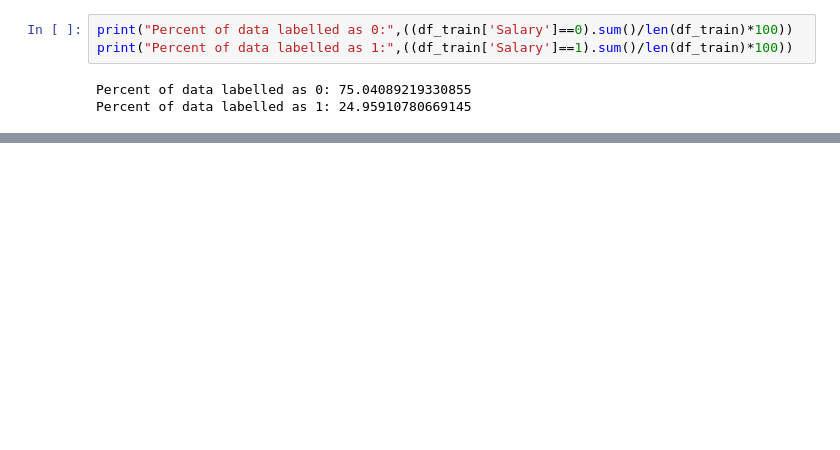
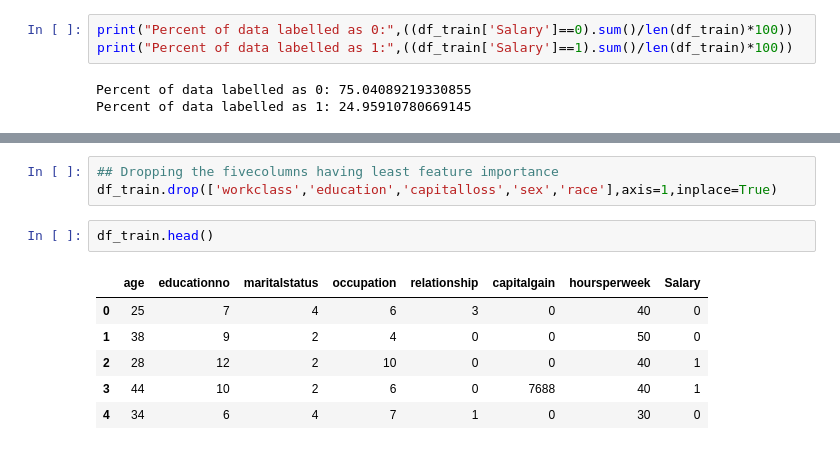
Before and after one commit to aryanra419/Python-class-notes, a Jupyter notebook: Naive_Byes.ipynb, the cells around one changed output, grey strips where cells are left out. Drawn from its saved outputs; the diff is of its cells as text; blank space fills up the shorter version.

```diff
--- a/Naive_Byes.ipynb
+++ b/Naive_Byes.ipynb
@@ -291,0 +353,12 @@ Percent of data labelled as 1: 24.95910780669145
+# %%
+## Dropping the fivecolumns having least feature importance
+df_train.drop(['workclass','education','capitalloss','sex','race'],axis=1,inplace=True)
+# %%
+df_train.head()
+# %% [output]
+|  | age | educationno | maritalstatus | occupation | relationship | capitalgain | hoursperweek | Salary |
+| 0 | 25 | 7 | 4 | 6 | 3 | 0 | 40 | 0 |
+| 1 | 38 | 9 | 2 | 4 | 0 | 0 | 50 | 0 |
+| 2 | 28 | 12 | 2 | 10 | 0 | 0 | 40 | 1 |
+| 3 | 44 | 10 | 2 | 6 | 0 | 7688 | 40 | 1 |
+| 4 | 34 | 6 | 4 | 7 | 1 | 0 | 30 | 0 |
```
Also changed, not shown: parts of 34 cells of this notebook.
